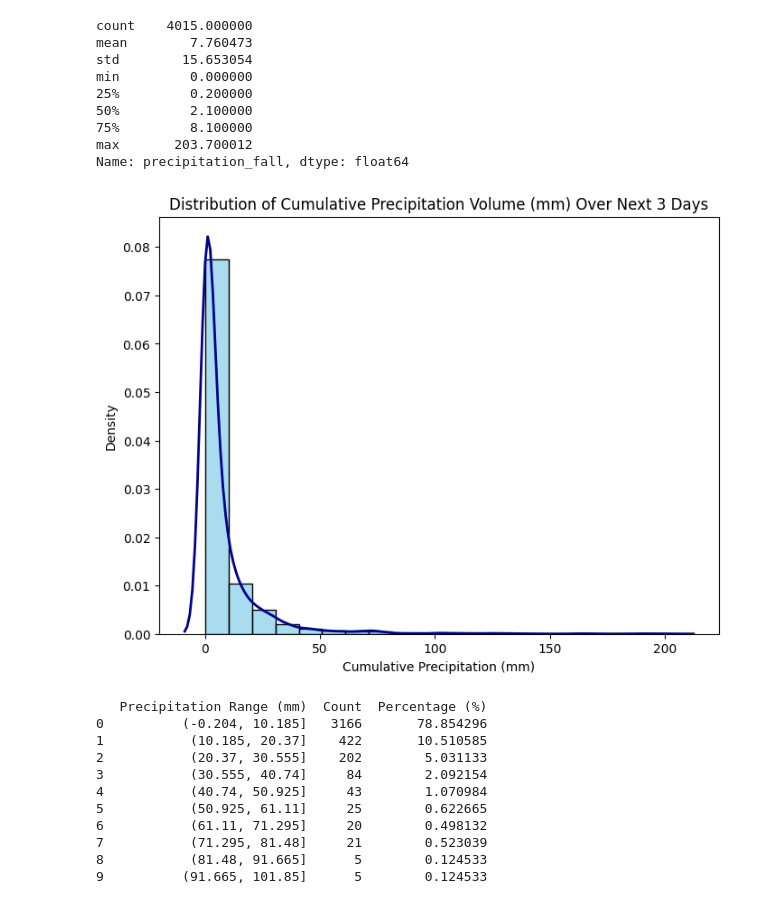
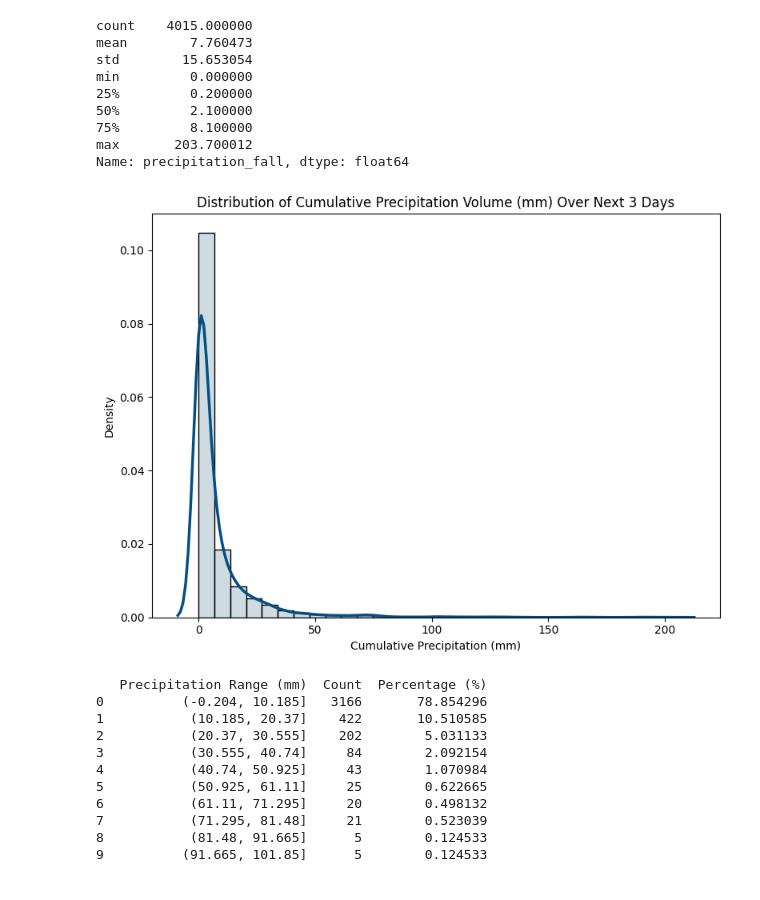
Before and after one commit to FangYeeDS/36120-25SP-AT2-25677648-Experimentation, a Jupyter notebook: notebooks/precipitation_fall/36120-25SP-AT2-25677648-experiment-7.ipynb, the cells around one changed output. Saved outputs shown, nothing was run; the diff lists cells and outputs as text; code cells hidden in the pictures.

```diff
--- a/notebooks/precipitation_fall/36120-25SP-AT2-25677648-experiment-7.ipynb
+++ b/notebooks/precipitation_fall/36120-25SP-AT2-25677648-experiment-7.ipynb
@@ -322,28 +322,29 @@ Name: precipitation_fall, dtype: float64
 # %%
 plt.figure(figsize=(8, 6))
 
+# Histogram with KDE
 sns.histplot(
     df['precipitation_fall'],
-    bins=20,
+    bins=30,
     kde=True,
-    color='skyblue',
+    color='#AEC6CF',
     stat='density',
-    alpha=0.7,
+    alpha=0.6,
+    edgecolor='black'
 )
-
-# KDE styling
 sns.kdeplot(
     df['precipitation_fall'],
-    color='darkblue',
-    linewidth=2
+    color='#034f84',
+    linewidth=2.5
 )
 
 plt.title('Distribution of Cumulative Precipitation Volume (mm) Over Next 3 Days')
 plt.xlabel('Cumulative Precipitation (mm)')
 plt.ylabel('Density')
+plt.tight_layout()
 plt.show()
 # %% [output]
-[figure, old version]
+[figure, new version]
 # %%
 # Create bins
 bins = pd.cut(df['precipitation_fall'], bins=20)
```
Also changed, not shown: parts of 3 cells of this notebook, 5 other files.
